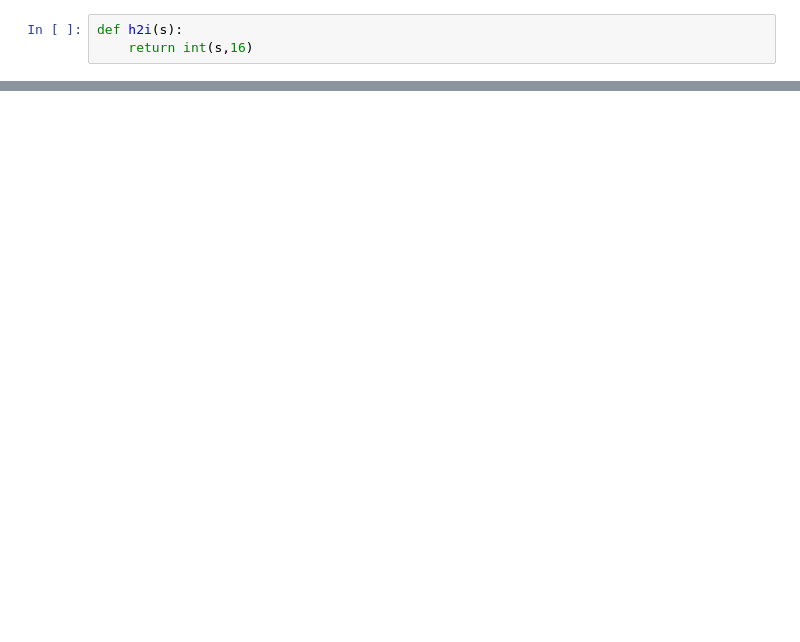
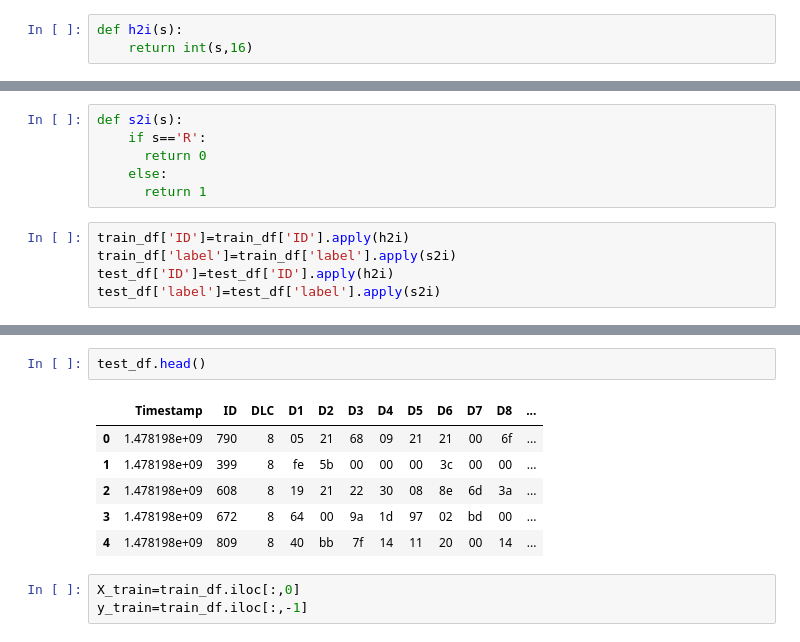
Before and after one commit to ho7221/DL_term_project, a Jupyter notebook: rnn_1.ipynb, the cells around one changed output, grey strips where cells are left out. Saved outputs shown, nothing was run; the diff lists cells and outputs as text; blank space fills up the shorter version.

```diff
--- a/rnn_1.ipynb
+++ b/rnn_1.ipynb
@@ -32,0 +37,11 @@ train_df.head()
+# %%
+def s2i(s):
+    if s=='R':
+      return 0
+    else:
+      return 1
+# %%
+train_df['ID']=train_df['ID'].apply(h2i)
+train_df['label']=train_df['label'].apply(s2i)
+test_df['ID']=test_df['ID'].apply(h2i)
+test_df['label']=test_df['label'].apply(s2i)
@@ -32,0 +57,12 @@ train_df.head()
+# %%
+test_df.head()
+# %% [output]
+|  | Timestamp | ID | DLC | D1 | D2 | D3 | D4 | D5 | D6 | D7 | D8 | ... |
+| 0 | 1.478198e+09 | 790 | 8 | 05 | 21 | 68 | 09 | 21 | 21 | 00 | 6f | ... |
+| 1 | 1.478198e+09 | 399 | 8 | fe | 5b | 00 | 00 | 00 | 3c | 00 | 00 | ... |
+| 2 | 1.478198e+09 | 608 | 8 | 19 | 21 | 22 | 30 | 08 | 8e | 6d | 3a | ... |
+| 3 | 1.478198e+09 | 672 | 8 | 64 | 00 | 9a | 1d | 97 | 02 | bd | 00 | ... |
+| 4 | 1.478198e+09 | 809 | 8 | 40 | bb | 7f | 14 | 11 | 20 | 00 | 14 | ... |
+# %%
+X_train=train_df.iloc[:,0]
+y_train=train_df.iloc[:,-1]
```
Also changed, not shown: parts of 21 cells of this notebook.
